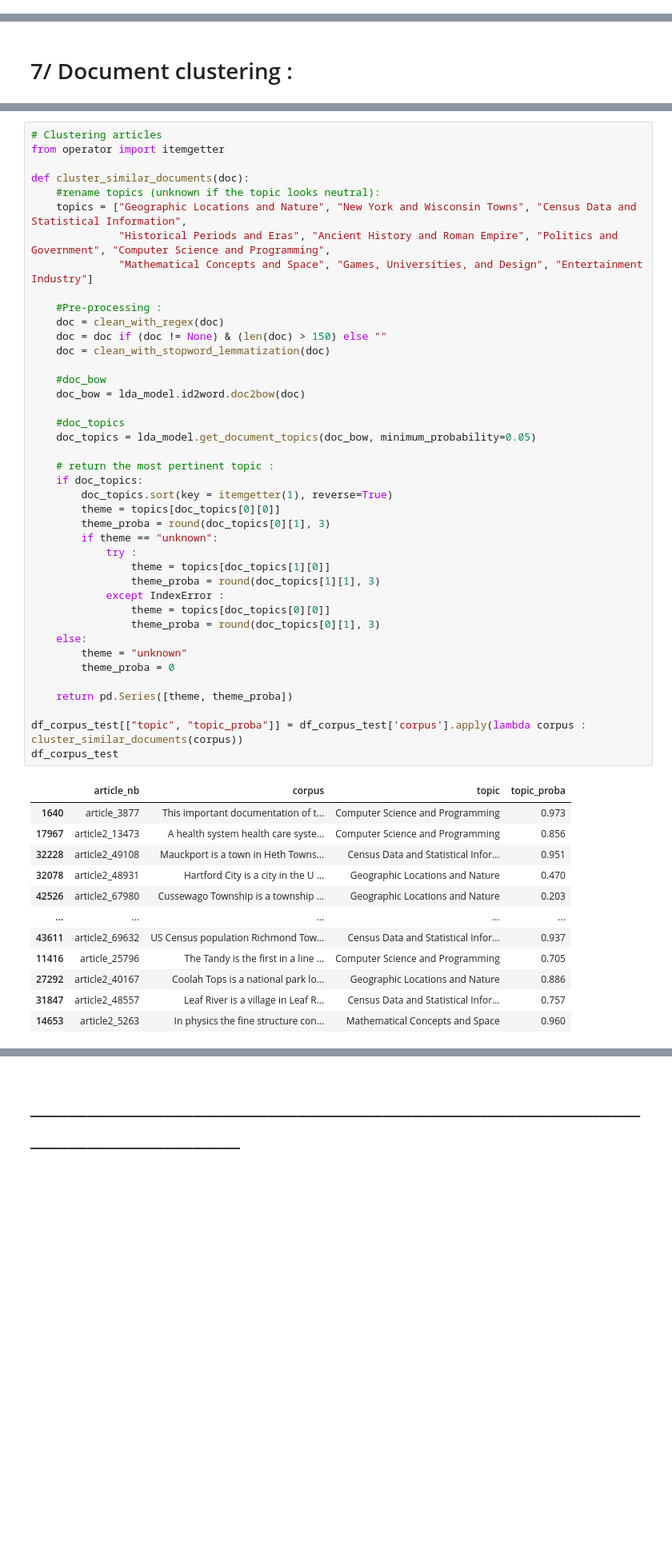
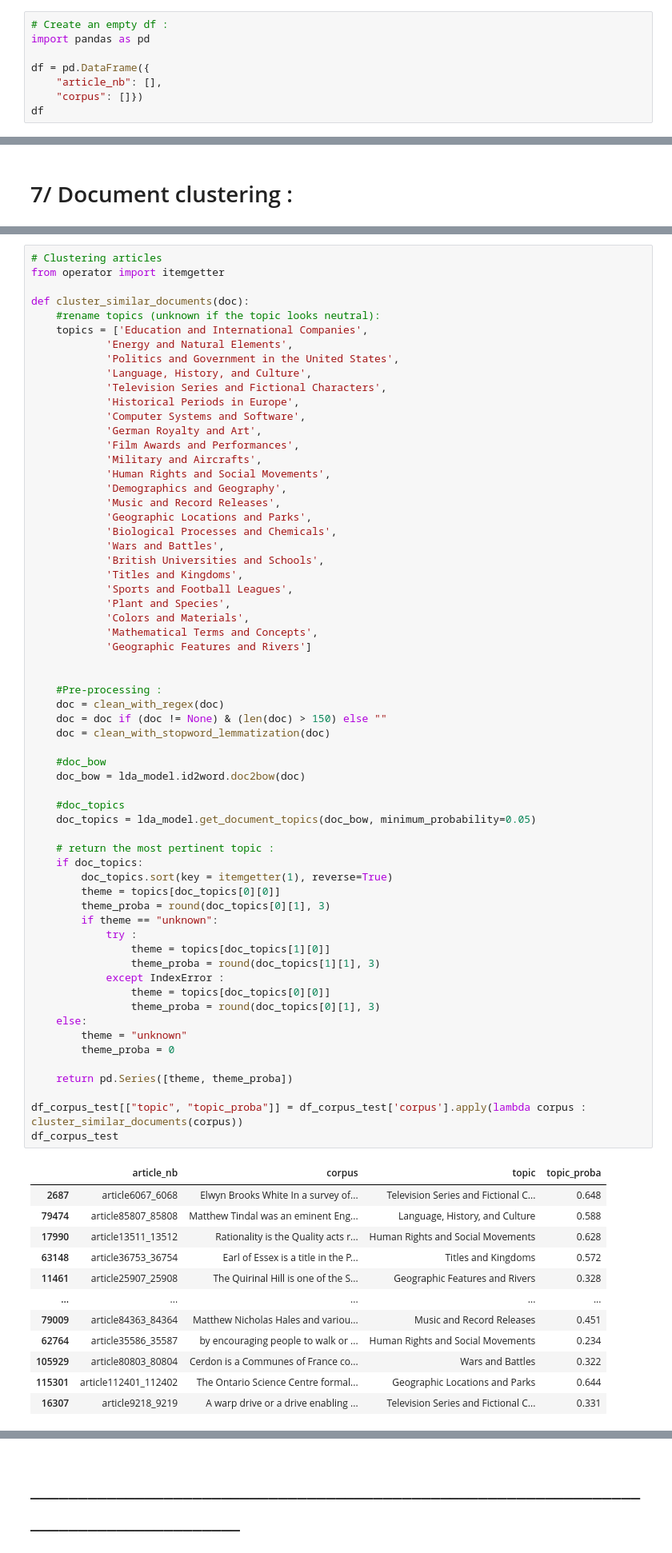
Before and after one commit to RomainPen/Topic_modeling, a Jupyter notebook: CODE/wiki_parser.ipynb, the cells around one changed output, grey strips where cells are left out. Shown: that part at 80% size. Saved outputs shown, nothing was run; the diff lists cells and outputs as text; blank space fills up the shorter version.

```diff
--- a/CODE/wiki_parser.ipynb
+++ b/CODE/wiki_parser.ipynb
@@ -68,0 +72,8 @@ df
+# %%
+# Create an empty df :
+import pandas as pd
+
+df = pd.DataFrame({
+    "article_nb": [],
+    "corpus": []})
+df
@@ -679,9 +741,30 @@ from operator import itemgetter
 
 def cluster_similar_documents(doc):
     #rename topics (unknown if the topic looks neutral):
-    topics = ["Geographic Locations and Nature", "New York and Wisconsin Towns", "Census Data and Statistical Information",
-              "Historical Periods and Eras", "Ancient History and Roman Empire", "Politics and Government", "Computer Science and Programming",
-              "Mathematical Concepts and Space", "Games, Universities, and Design", "Entertainment Industry"]
+    topics = ['Education and International Companies',
+            'Energy and Natural Elements',
+            'Politics and Government in the United States',
+            'Language, History, and Culture',
+            'Television Series and Fictional Characters',
+            'Historical Periods in Europe',
+            'Computer Systems and Software',
+            'German Royalty and Art',
+            'Film Awards and Performances',
+            'Military and Aircrafts',
+            'Human Rights and Social Movements',
+            'Demographics and Geography',
+            'Music and Record Releases',
+            'Geographic Locations and Parks',
+            'Biological Processes and Chemicals',
+            'Wars and Battles',
+            'British Universities and Schools',
+            'Titles and Kingdoms',
+            'Sports and Football Leagues',
+            'Plant and Species',
+            'Colors and Materials',
+            'Mathematical Terms and Concepts',
+            'Geographic Features and Rivers']
+
 
     #Pre-processing :
     doc = clean_with_regex(doc)
@@ -689,41 +772,41 @@ def cluster_similar_documents(doc):
     doc = clean_with_stopword_lemmatization(doc)
 
     #doc_bow
     doc_bow = lda_model.id2word.doc2bow(doc)
 
     #doc_topics
     doc_topics = lda_model.get_document_topics(doc_bow, minimum_probability=0.05)
 
     # return the most pertinent topic :
     if doc_topics:
         doc_topics.sort(key = itemgetter(1), reverse=True)
         theme = topics[doc_topics[0][0]]
         theme_proba = round(doc_topics[0][1], 3)
         if theme == "unknown":
             try :
                 theme = topics[doc_topics[1][0]]
                 theme_proba = round(doc_topics[1][1], 3)
             except IndexError :
                 theme = topics[doc_topics[0][0]]
                 theme_proba = round(doc_topics[0][1], 3)
     else:
         theme = "unknown"
         theme_proba = 0
 
     return pd.Series([theme, theme_proba])
 
 df_corpus_test[["topic", "topic_proba"]] = df_corpus_test['corpus'].apply(lambda corpus : cluster_similar_documents(corpus))
 df_corpus_test
 # %% [output]
 |  | article_nb | corpus | topic | topic_proba |
-| 1640 | article_3877 | This important documentation of t... | Computer Science and Programming | 0.973 |
-| 17967 | article2_13473 | A health system health care syste... | Computer Science and Programming | 0.856 |
-| 32228 | article2_49108 | Mauckport is a town in Heth Towns... | Census Data and Statistical Infor... | 0.951 |
-| 32078 | article2_48931 | Hartford City is a city in the U ... | Geographic Locations and Nature | 0.470 |
-| 42526 | article2_67980 | Cussewago Township is a township ... | Geographic Locations and Nature | 0.203 |
+| 2687 | article6067_6068 | Elwyn Brooks White In a survey of... | Television Series and Fictional C... | 0.648 |
+| 79474 | article85807_85808 | Matthew Tindal was an eminent Eng... | Language, History, and Culture | 0.588 |
+| 17990 | article13511_13512 | Rationality is the Quality acts r... | Human Rights and Social Movements | 0.628 |
+| 63148 | article36753_36754 | Earl of Essex is a title in the P... | Titles and Kingdoms | 0.572 |
+| 11461 | article25907_25908 | The Quirinal Hill is one of the S... | Geographic Features and Rivers | 0.328 |
 | ... | ... | ... | ... | ... |
-| 43611 | article2_69632 | US Census population Richmond Tow... | Census Data and Statistical Infor... | 0.937 |
-| 11416 | article_25796 | The Tandy is the first in a line ... | Computer Science and Programming | 0.705 |
-| 27292 | article2_40167 | Coolah Tops is a national park lo... | Geographic Locations and Nature | 0.886 |
-| 31847 | article2_48557 | Leaf River is a village in Leaf R... | Census Data and Statistical Infor... | 0.757 |
-| 14653 | article2_5263 | In physics the fine structure con... | Mathematical Concepts and Space | 0.960 |
+| 79009 | article84363_84364 | Matthew Nicholas Hales and variou... | Music and Record Releases | 0.451 |
+| 62764 | article35586_35587 | by encouraging people to walk or ... | Human Rights and Social Movements | 0.234 |
+| 105929 | article80803_80804 | Cerdon is a Communes of France co... | Wars and Battles | 0.322 |
+| 115301 | article112401_112402 | The Ontario Science Centre formal... | Geographic Locations and Parks | 0.644 |
+| 16307 | article9218_9219 | A warp drive or a drive enabling ... | Television Series and Fictional C... | 0.331 |
```
Also changed, not shown: parts of 49 cells of this notebook, 7 other files.
